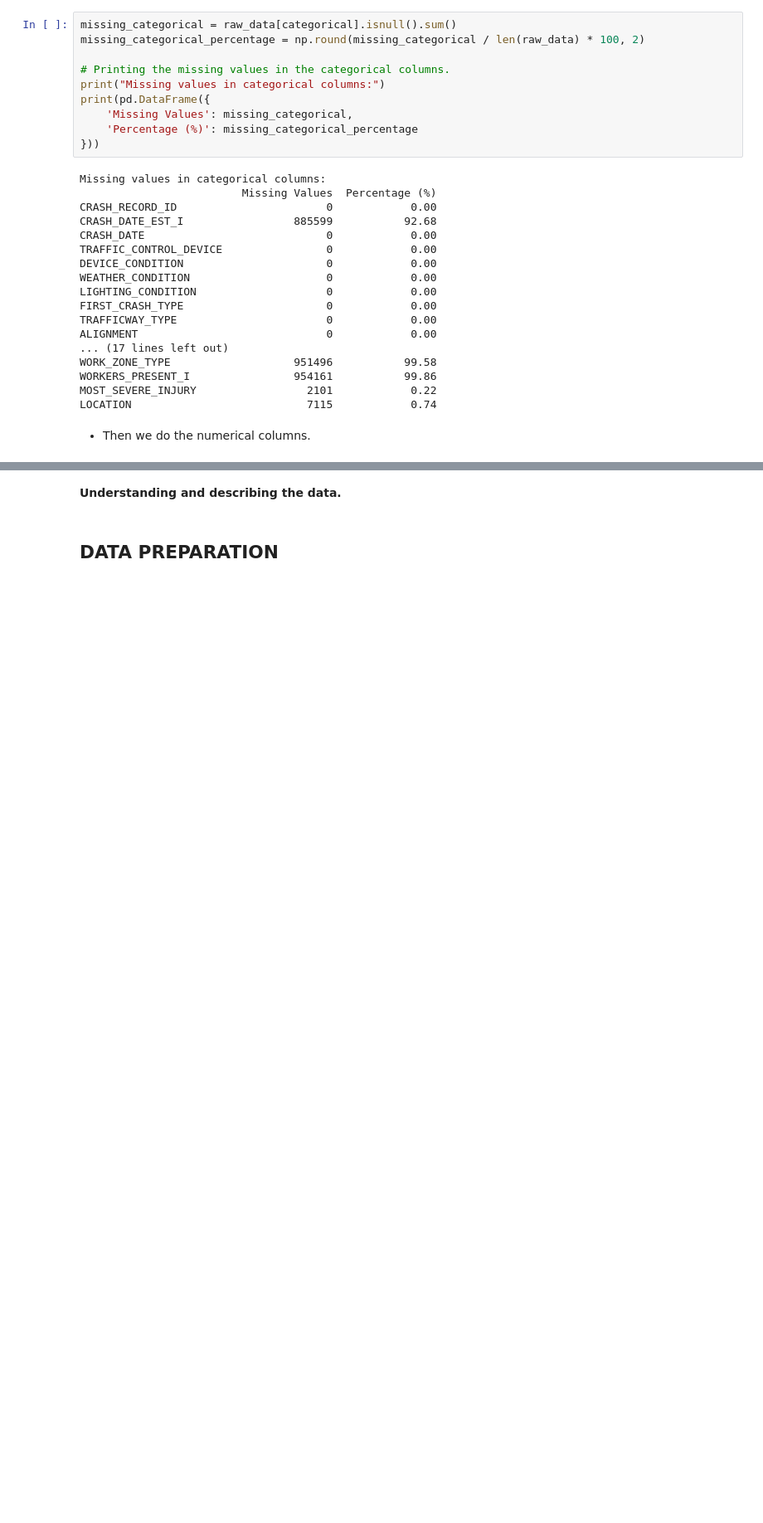
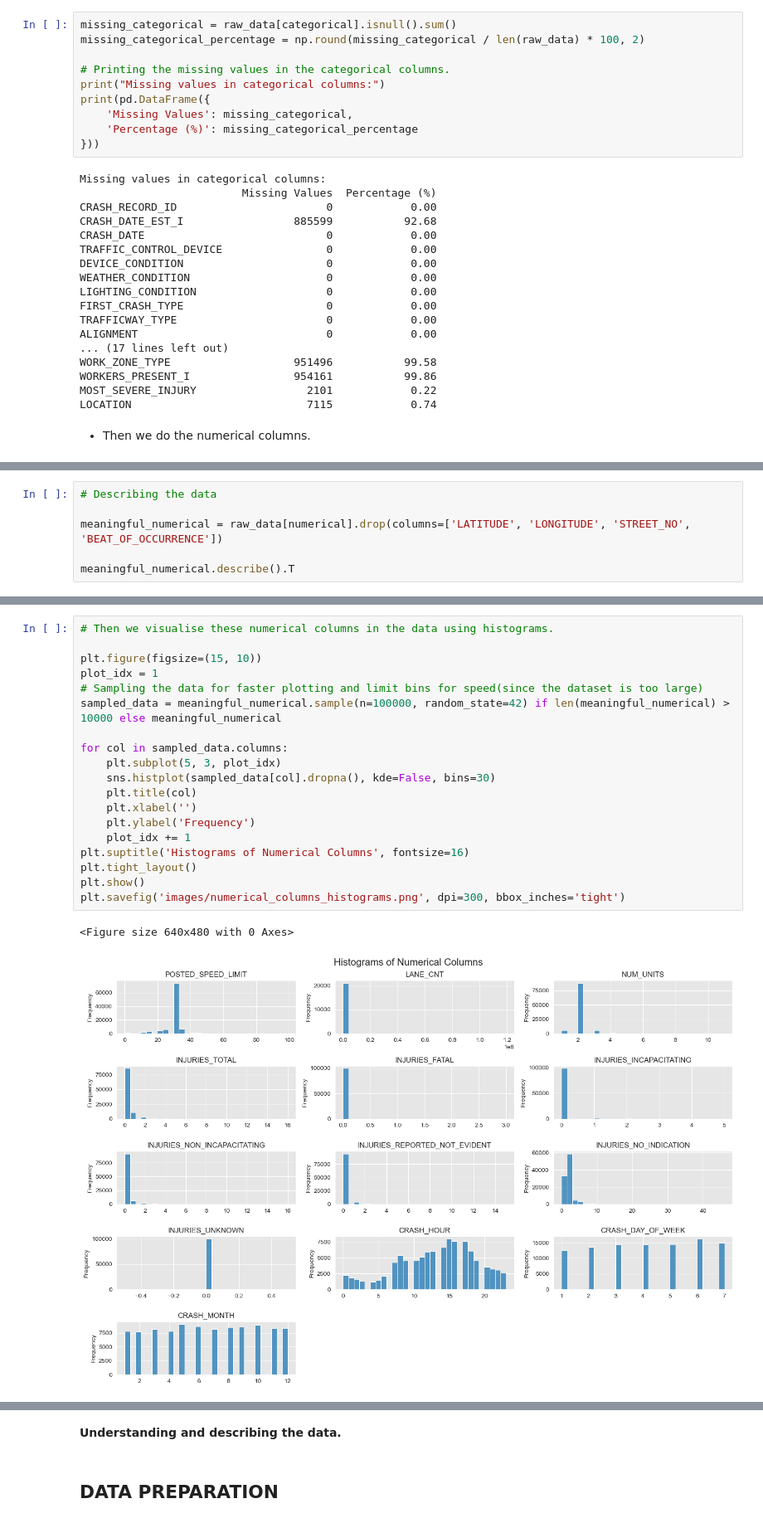
Before and after one commit to eugene-maina72/Phase_4_Project-Model_Interpretability, a Jupyter notebook: notebook.ipynb, the cells around one changed output, grey strips where cells are left out. Shown at 83% size. Drawn from its saved outputs; the diff is of its cells as text; blank space fills up the shorter version.

Commit message:
Created visualisations and EDA

```diff
--- a/notebook.ipynb
+++ b/notebook.ipynb
@@ -173,0 +182,6 @@ LONGITUDE                                7115            0.74
+# %%
+# Describing the data
+
+meaningful_numerical = raw_data[numerical].drop(columns=['LATITUDE', 'LONGITUDE', 'STREET_NO', 'BEAT_OF_OCCURRENCE'])
+
+meaningful_numerical.describe().T
@@ -173,0 +203,22 @@ LONGITUDE                                7115            0.74
+# %%
+# Then we visualise these numerical columns in the data using histograms.
+
+plt.figure(figsize=(15, 10))
+plot_idx = 1
+# Sampling the data for faster plotting and limit bins for speed(since the dataset is too large)
+sampled_data = meaningful_numerical.sample(n=100000, random_state=42) if len(meaningful_numerical) > 10000 else meaningful_numerical
+
+for col in sampled_data.columns:
+    plt.subplot(5, 3, plot_idx)
+    sns.histplot(sampled_data[col].dropna(), kde=False, bins=30)
+    plt.title(col)
+    plt.xlabel('')
+    plt.ylabel('Frequency')
+    plot_idx += 1
+plt.suptitle('Histograms of Numerical Columns', fontsize=16)
+plt.tight_layout()
+plt.show()
+plt.savefig('images/numerical_columns_histograms.png', dpi=300, bbox_inches='tight')
+# %% [output]
+<Figure size 640x480 with 0 Axes>
+[figure, added]
```
Also changed, not shown: parts of 9 cells of this notebook, 2 other files.
